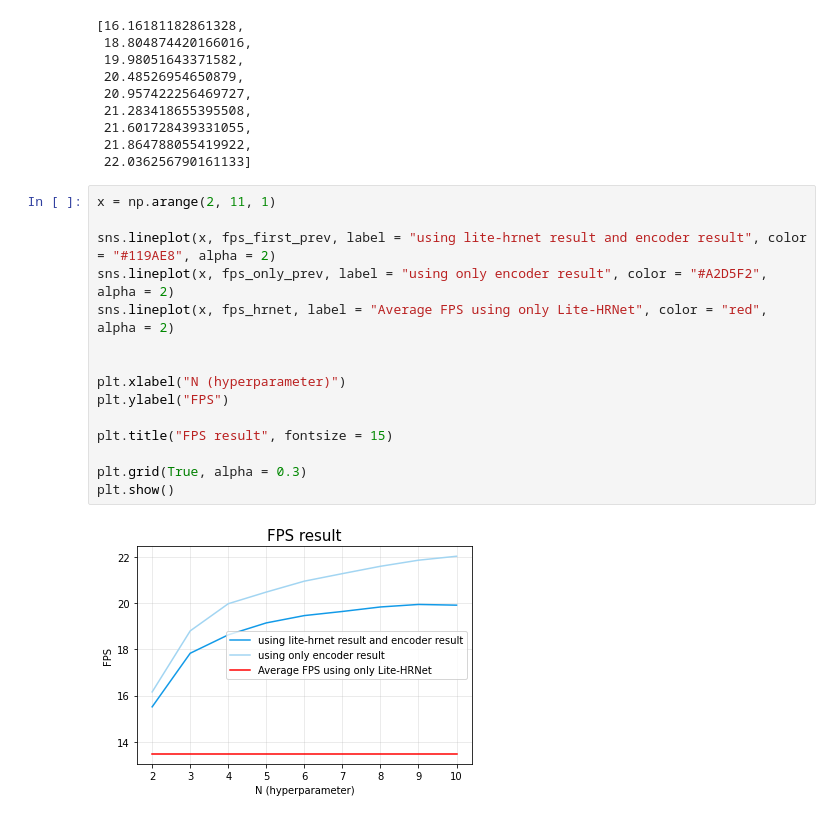
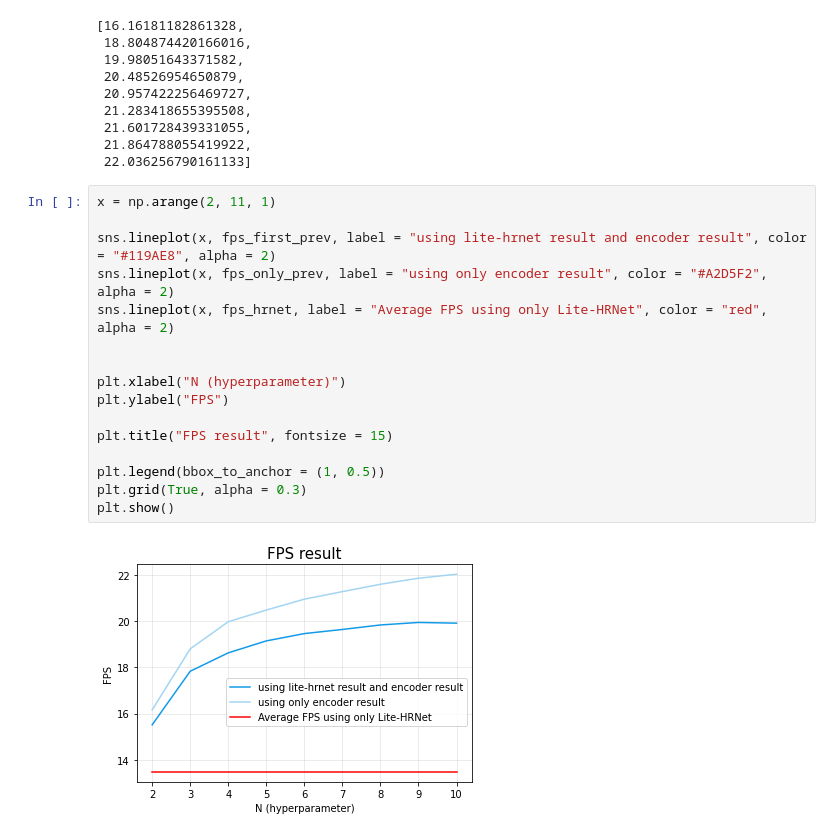
Before and after one commit to jhpahk/UGRP_2021, a Jupyter notebook: plot_graph.ipynb, the cells around one changed output. Cells and saved outputs as stored; diff of their text form.

```diff
--- a/plot_graph.ipynb
+++ b/plot_graph.ipynb
@@ -97,17 +97,18 @@ fps_only_prev
 # %%
 x = np.arange(2, 11, 1)
 
 sns.lineplot(x, fps_first_prev, label = "using lite-hrnet result and encoder result", color = "#119AE8", alpha = 2)
 sns.lineplot(x, fps_only_prev, label = "using only encoder result", color = "#A2D5F2", alpha = 2)
 sns.lineplot(x, fps_hrnet, label = "Average FPS using only Lite-HRNet", color = "red", alpha = 2)
 
 
 plt.xlabel("N (hyperparameter)")
 plt.ylabel("FPS")
 
 plt.title("FPS result", fontsize = 15)
 
+plt.legend(bbox_to_anchor = (1, 0.5))
 plt.grid(True, alpha = 0.3)
 plt.show()
 # %% [output]
-[figure, old version]
+[figure, new version]
```
Also changed, not shown: parts of 1 cell of this notebook.
